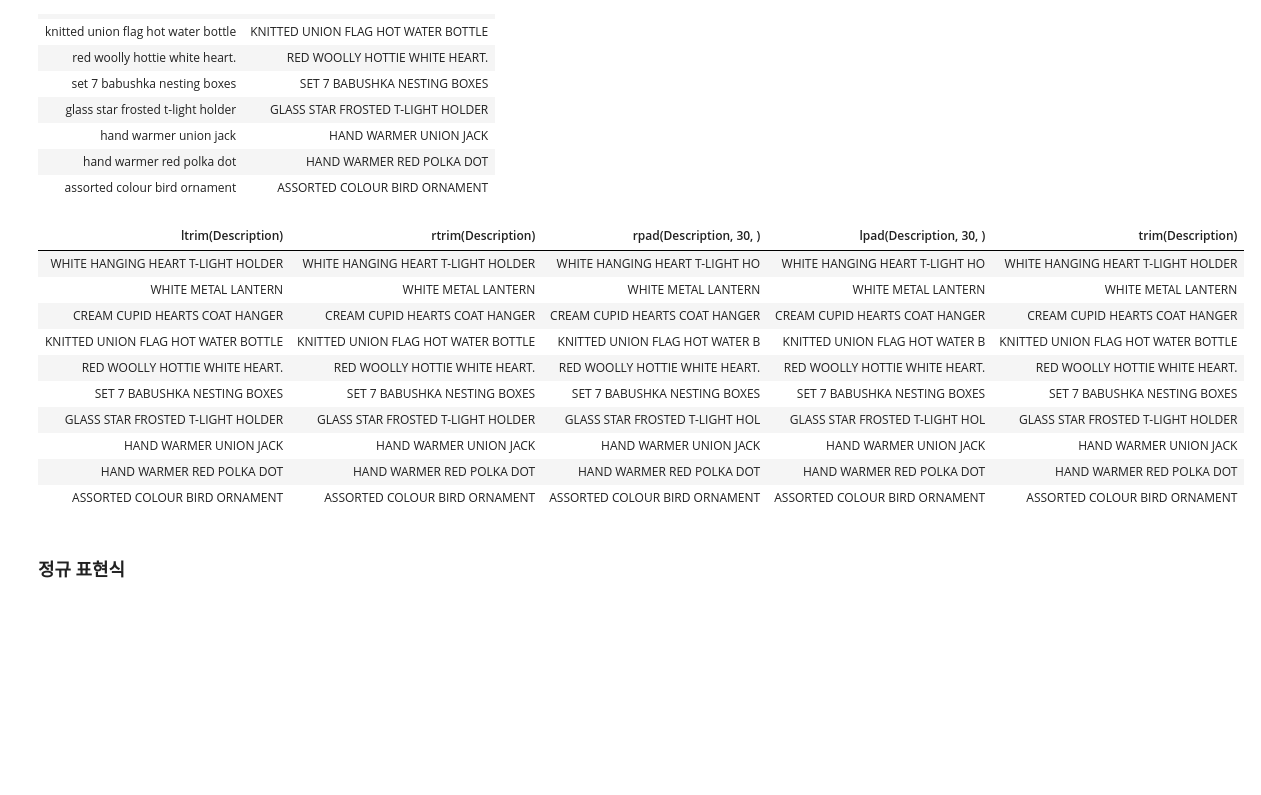
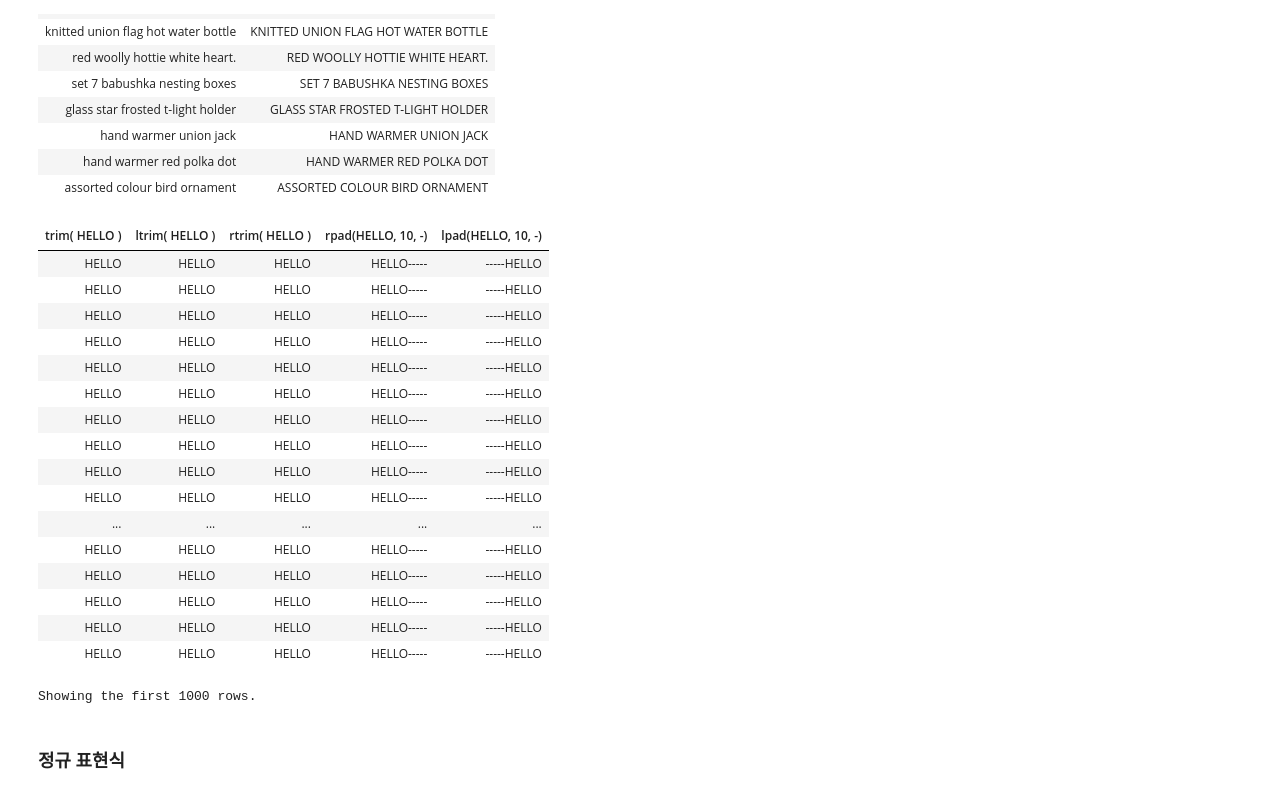
Before and after one commit to PingPingE/Spark, a Jupyter notebook: Part2/Chapter6.ipynb, the cells around one changed output. Saved outputs shown, nothing was run; the diff lists cells and outputs as text; code cells hidden in the pictures; blank space fills up the shorter version.

```diff
--- a/Part2/Chapter6.ipynb
+++ b/Part2/Chapter6.ipynb
@@ -173,19 +173,27 @@ display(df.select(F.lower('Description'), F.upper('Description')).limit(10))
 | assorted colour bird ornament | ASSORTED COLOUR BIRD ORNAMENT |
 # %%
 #문자열 주변 공백 제거 및 추가
-display(df.select(F.ltrim('Description'), F.rtrim('Description'), F.rpad('Description',30, ' '), F.lpad('Description',30,' '), F.trim('Description')).limit(10))
+target= '     HELLO     '
+display(df.select(F.trim(F.lit(target)), F.ltrim(F.lit(target)), F.rtrim(F.lit(target)), F.rpad(F.lit('HELLO'),10, '-'), F.lpad(F.lit('HELLO'),10,'-')))
 # %% [output]
-| ltrim(Description) | rtrim(Description) | rpad(Description, 30, ) | lpad(Description, 30, ) | trim(Description) |
-| WHITE HANGING HEART T-LIGHT HOLDER | WHITE HANGING HEART T-LIGHT HOLDER | WHITE HANGING HEART T-LIGHT HO | WHITE HANGING HEART T-LIGHT HO | WHITE HANGING HEART T-LIGHT HOLDER |
-| WHITE METAL LANTERN | WHITE METAL LANTERN | WHITE METAL LANTERN | WHITE METAL LANTERN | WHITE METAL LANTERN |
-| CREAM CUPID HEARTS COAT HANGER | CREAM CUPID HEARTS COAT HANGER | CREAM CUPID HEARTS COAT HANGER | CREAM CUPID HEARTS COAT HANGER | CREAM CUPID HEARTS COAT HANGER |
-| KNITTED UNION FLAG HOT WATER BOTTLE | KNITTED UNION FLAG HOT WATER BOTTLE | KNITTED UNION FLAG HOT WATER B | KNITTED UNION FLAG HOT WATER B | KNITTED UNION FLAG HOT WATER BOTTLE |
-| RED WOOLLY HOTTIE WHITE HEART. | RED WOOLLY HOTTIE WHITE HEART. | RED WOOLLY HOTTIE WHITE HEART. | RED WOOLLY HOTTIE WHITE HEART. | RED WOOLLY HOTTIE WHITE HEART. |
-| SET 7 BABUSHKA NESTING BOXES | SET 7 BABUSHKA NESTING BOXES | SET 7 BABUSHKA NESTING BOXES | SET 7 BABUSHKA NESTING BOXES | SET 7 BABUSHKA NESTING BOXES |
-| GLASS STAR FROSTED T-LIGHT HOLDER | GLASS STAR FROSTED T-LIGHT HOLDER | GLASS STAR FROSTED T-LIGHT HOL | GLASS STAR FROSTED T-LIGHT HOL | GLASS STAR FROSTED T-LIGHT HOLDER |
-| HAND WARMER UNION JACK | HAND WARMER UNION JACK | HAND WARMER UNION JACK | HAND WARMER UNION JACK | HAND WARMER UNION JACK |
-| HAND WARMER RED POLKA DOT | HAND WARMER RED POLKA DOT | HAND WARMER RED POLKA DOT | HAND WARMER RED POLKA DOT | HAND WARMER RED POLKA DOT |
-| ASSORTED COLOUR BIRD ORNAMENT | ASSORTED COLOUR BIRD ORNAMENT | ASSORTED COLOUR BIRD ORNAMENT | ASSORTED COLOUR BIRD ORNAMENT | ASSORTED COLOUR BIRD ORNAMENT |
+| trim( HELLO ) | ltrim( HELLO ) | rtrim( HELLO ) | rpad(HELLO, 10, -) | lpad(HELLO, 10, -) |
+| HELLO | HELLO | HELLO | HELLO----- | -----HELLO |
+| HELLO | HELLO | HELLO | HELLO----- | -----HELLO |
+| HELLO | HELLO | HELLO | HELLO----- | -----HELLO |
+| HELLO | HELLO | HELLO | HELLO----- | -----HELLO |
+| HELLO | HELLO | HELLO | HELLO----- | -----HELLO |
+| HELLO | HELLO | HELLO | HELLO----- | -----HELLO |
+| HELLO | HELLO | HELLO | HELLO----- | -----HELLO |
+| HELLO | HELLO | HELLO | HELLO----- | -----HELLO |
+| HELLO | HELLO | HELLO | HELLO----- | -----HELLO |
+| HELLO | HELLO | HELLO | HELLO----- | -----HELLO |
+| ... | ... | ... | ... | ... |
+| HELLO | HELLO | HELLO | HELLO----- | -----HELLO |
+| HELLO | HELLO | HELLO | HELLO----- | -----HELLO |
+| HELLO | HELLO | HELLO | HELLO----- | -----HELLO |
+| HELLO | HELLO | HELLO | HELLO----- | -----HELLO |
+| HELLO | HELLO | HELLO | HELLO----- | -----HELLO |
+Showing the first 1000 rows.
 # %% [markdown]
 ### 정규 표현식
 # %%
```
Also changed, not shown: parts of 11 cells of this notebook.
